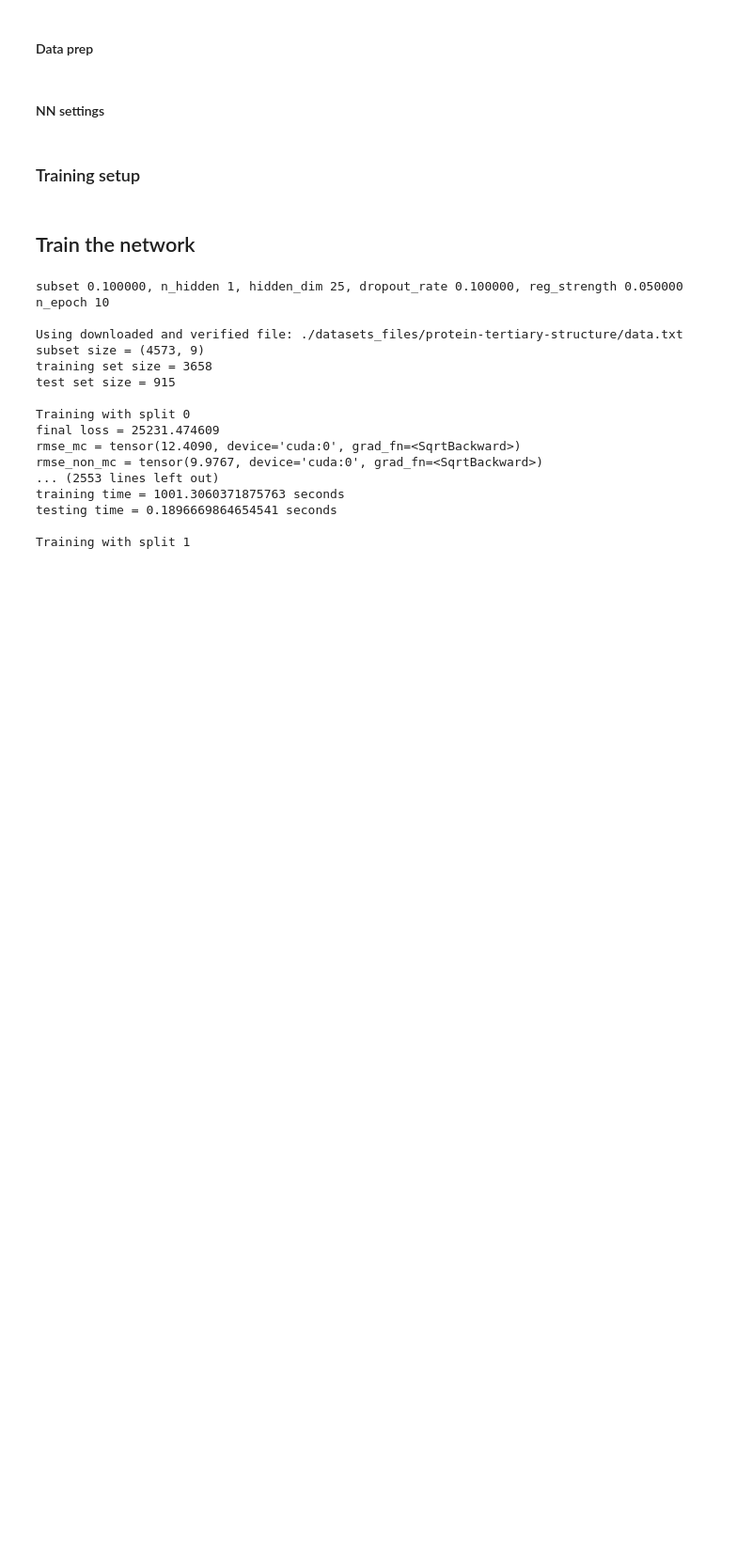
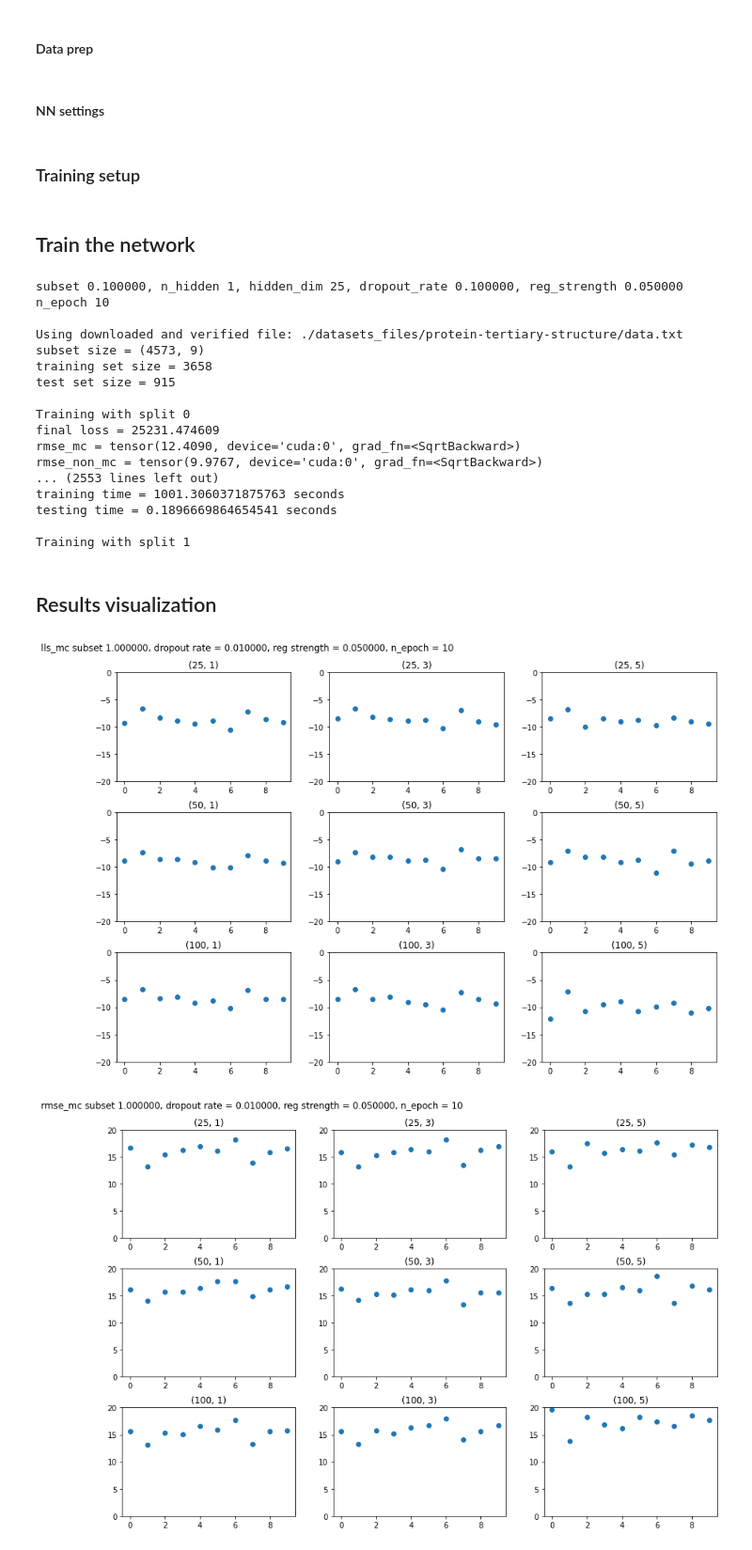
Before and after one commit to ronaldseoh/bayesian-dl-experiments, a Jupyter notebook: experiment_error_convergence_1_uci_fcnet.ipynb, the cells around one changed output. Shown at 94% size. Cells and saved outputs as stored; diff of their text form; code cells hidden in the pictures; blank space fills up the shorter version.

Commit message:
experiment_error_convergence_1_uci_fcnet.ipynb: added results visualization code

```diff
--- a/experiment_error_convergence_1_uci_fcnet.ipynb
+++ b/experiment_error_convergence_1_uci_fcnet.ipynb
@@ -122,7 +104,7 @@ CUDA Capabilities: (3, 7)
 #### Data prep
 # %%
 # Dataset to use
-uci_dataset_name = 'protein-tertiary-structure'
+uci_dataset_name = 'yacht'
 
 # Set the proportion of the original dataset to be available as a whole
 subset_proportions = [0.1, 0.5, 1]
@@ -384,3 +366,81 @@ training time = 1001.3060371875763 seconds
 testing time = 0.1896669864654541 seconds
 
 Training with split 1
+# %% [markdown]
+## Results visualization
+# %%
+experiment_root_directory = os.path.join(
+    './test_results',
+    'error_convergence_1',
+    uci_dataset_name,
+    test_start_time,
+)
+
+for subset_prop, dropout_rate, reg_strength, n_epoch in itertools.product(
+    subset_proportions, dropout_rates, reg_strengths, n_epochs
+):
+    for metric_name in ['lls_mc', 'rmse_mc']:
+        figure_file_name = (
+            str(subset_prop)
+            + '_' + str(dropout_rate)
+            + '_' + str(reg_strength)
+            + '_' + str(n_epoch)
+            + '_' + metric_name + '.png'
+        )
+
+        figure_title = (
+            metric_name
+            + (' subset %f, dropout rate = %f, reg strength = %f, n_epoch = %d' % (subset_prop, dropout_rate, reg_strength, n_epoch))
+        )
+
+        fig, ax = plt.subplots(len(network_hidden_dims), len(network_hidden_layers))
+
+        fig.tight_layout(pad=2, rect=[0, 0.00, 2, 2])
+
+        plt_subplot_current_row = 0
+
+        for hidden_dim in network_hidden_dims:
+            plt_subplot_current_column = 0
+
+            for n_layer in network_hidden_layers:
+                # Open the score file
+                score_file_path = os.path.join(
+                    experiment_root_directory,
+                    (
+                        str(subset_prop)
+                        + '_' + str(hidden_dim)
+                        + '_' + str(n_layer)
+                        + '_' + str(dropout_rate)
+                        + '_' + str(reg_strength)
+                        + '_' + str(n_epoch)
+                    ),
+                    metric_name + '.txt',
+                )
+
+                scores = np.loadtxt(score_file_path).T
+
+                if metric_name == 'rmse_mc':
+                    ax[plt_subplot_current_row, plt_subplot_current_column].set_ylim([0, 20])
+                elif metric_name == 'lls_mc':
+                    ax[plt_subplot_current_row, plt_subplot_current_column].set_ylim([-20, 0])
+
+                ax[plt_subplot_current_row, plt_subplot_current_column].scatter(scores[0], scores[1])
+
+                ax[plt_subplot_current_row, plt_subplot_current_column].set_title(str((hidden_dim, n_layer)))
+
+                plt_subplot_current_column += 1
+
+            plt_subplot_current_row += 1
+
+        fig.suptitle(figure_title, y=2.05)
+
+        plt.savefig(
+            os.path.join(experiment_root_directory, figure_file_name),
+            dpi=600,
+            bbox_inches='tight',
+        )
+
+        plt.show()
+# %% [output]
+[figure, added]
+[figure, added]
```
Also changed, not shown: parts of 4 cells of this notebook.
